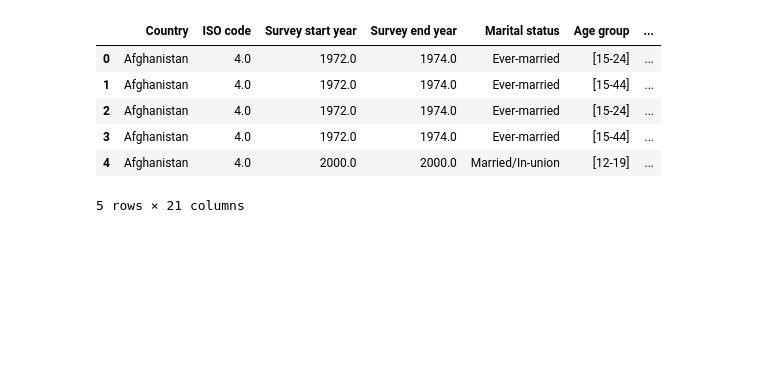
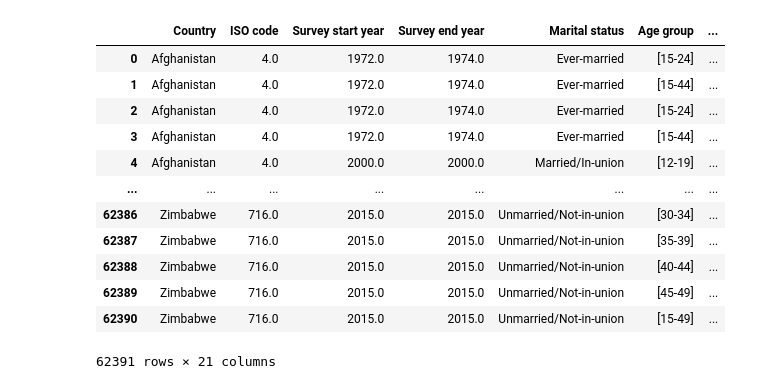
Before and after one commit to AidanDavid/development_vs_fertility, a Jupyter notebook: Vidushi/main_vidushi.ipynb, the cells around one changed output. Cells and saved outputs as stored; diff of their text form; code cells hidden in the pictures; blank space fills up the shorter version.

```diff
--- a/Vidushi/main_vidushi.ipynb
+++ b/Vidushi/main_vidushi.ipynb
@@ -16,12 +16,18 @@ age_df=age_df.rename(columns={"Country or area": "Country"})
 merged_df=pd.merge(age_df,dev_data, on="Country")
 age_clean_df=merged_df.copy()
 # %%
-age_clean_df.head()
+age_clean_df
 # %% [output]
 |  | Country | ISO code | Survey start year | Survey end year | Marital status | Age group | ... |
 | 0 | Afghanistan | 4.0 | 1972.0 | 1974.0 | Ever-married | [15-24] | ... |
 | 1 | Afghanistan | 4.0 | 1972.0 | 1974.0 | Ever-married | [15-44] | ... |
 | 2 | Afghanistan | 4.0 | 1972.0 | 1974.0 | Ever-married | [15-24] | ... |
 | 3 | Afghanistan | 4.0 | 1972.0 | 1974.0 | Ever-married | [15-44] | ... |
 | 4 | Afghanistan | 4.0 | 2000.0 | 2000.0 | Married/In-union | [12-19] | ... |
+| ... | ... | ... | ... | ... | ... | ... | ... |
+| 62386 | Zimbabwe | 716.0 | 2015.0 | 2015.0 | Unmarried/Not-in-union | [30-34] | ... |
+| 62387 | Zimbabwe | 716.0 | 2015.0 | 2015.0 | Unmarried/Not-in-union | [35-39] | ... |
+| 62388 | Zimbabwe | 716.0 | 2015.0 | 2015.0 | Unmarried/Not-in-union | [40-44] | ... |
+| 62389 | Zimbabwe | 716.0 | 2015.0 | 2015.0 | Unmarried/Not-in-union | [45-49] | ... |
+| 62390 | Zimbabwe | 716.0 | 2015.0 | 2015.0 | Unmarried/Not-in-union | [15-49] | ... |
-5 rows × 21 columns
+62391 rows × 21 columns
```
Also changed, not shown: parts of 9 cells of this notebook.
